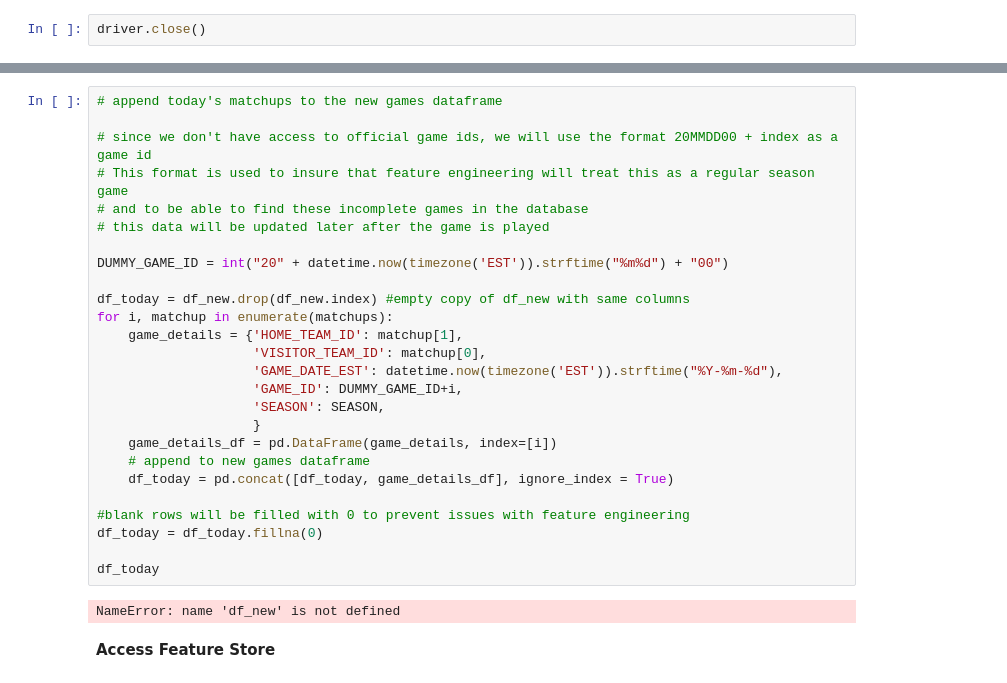
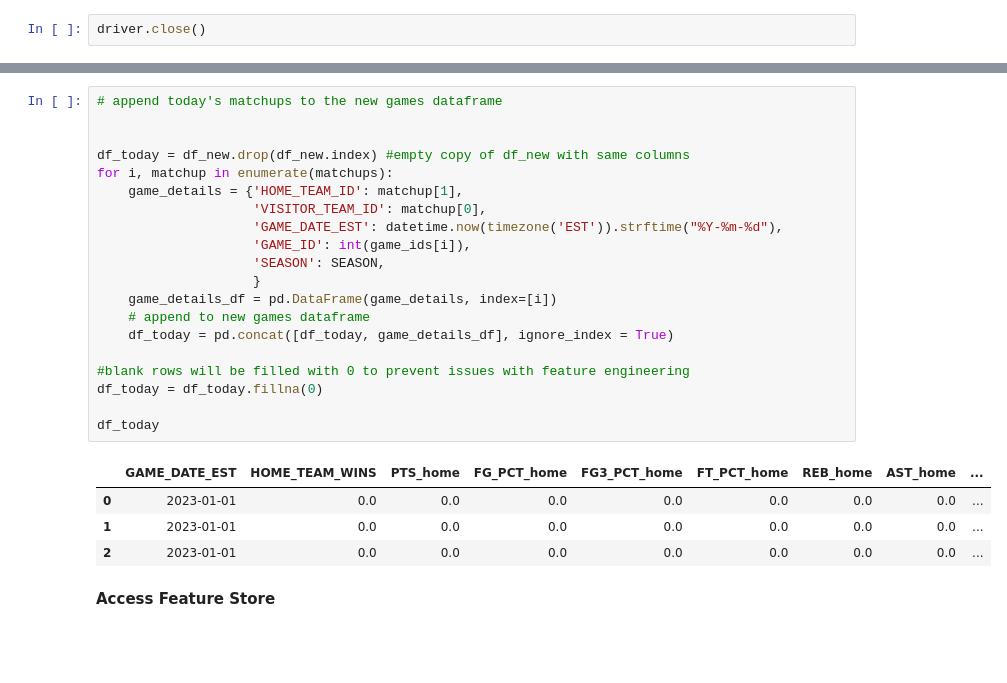
Before and after one commit to cmunch1/nba-prediction, a Jupyter notebook: 09_production_features_pipeline.ipynb, the cells around one changed output, grey strips where cells are left out. Drawn from its saved outputs; the diff is of its cells as text; blank space fills up the shorter version.

```diff
--- a/09_production_features_pipeline.ipynb
+++ b/09_production_features_pipeline.ipynb
@@ -137,31 +145,28 @@ driver.close()
 # %%
 # append today's matchups to the new games dataframe
 
-# since we don't have access to official game ids, we will use the format 20MMDD00 + index as a game id
-# This format is used to insure that feature engineering will treat this as a regular season game
-# and to be able to find these incomplete games in the database
-# this data will be updated later after the game is played
-
-DUMMY_GAME_ID = int("20" + datetime.now(timezone('EST')).strftime("%m%d") + "00")
 
 df_today = df_new.drop(df_new.index) #empty copy of df_new with same columns
 for i, matchup in enumerate(matchups):
     game_details = {'HOME_TEAM_ID': matchup[1],
                     'VISITOR_TEAM_ID': matchup[0],
                     'GAME_DATE_EST': datetime.now(timezone('EST')).strftime("%Y-%m-%d"),
-                    'GAME_ID': DUMMY_GAME_ID+i,
+                    'GAME_ID': int(game_ids[i]),
                     'SEASON': SEASON,
                     }
     game_details_df = pd.DataFrame(game_details, index=[i])
     # append to new games dataframe
     df_today = pd.concat([df_today, game_details_df], ignore_index = True)
 
 #blank rows will be filled with 0 to prevent issues with feature engineering
 df_today = df_today.fillna(0)
 
 df_today
 # %% [output]
-NameError: name 'df_new' is not defined
+|  | GAME_DATE_EST | HOME_TEAM_WINS | PTS_home | FG_PCT_home | FG3_PCT_home | FT_PCT_home | REB_home | AST_home | ... |
+| 0 | 2023-01-01 | 0.0 | 0.0 | 0.0 | 0.0 | 0.0 | 0.0 | 0.0 | ... |
+| 1 | 2023-01-01 | 0.0 | 0.0 | 0.0 | 0.0 | 0.0 | 0.0 | 0.0 | ... |
+| 2 | 2023-01-01 | 0.0 | 0.0 | 0.0 | 0.0 | 0.0 | 0.0 | 0.0 | ... |
 # %% [markdown]
 **Access Feature Store**
 # %%
```
Also changed, not shown: parts of 11 cells of this notebook, 1 other file.
